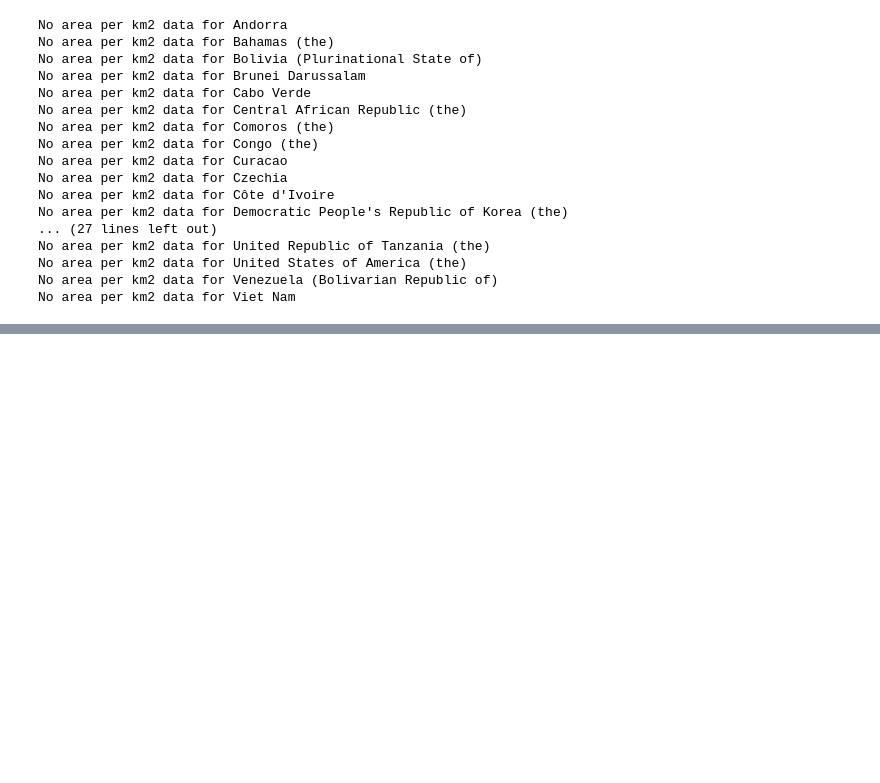
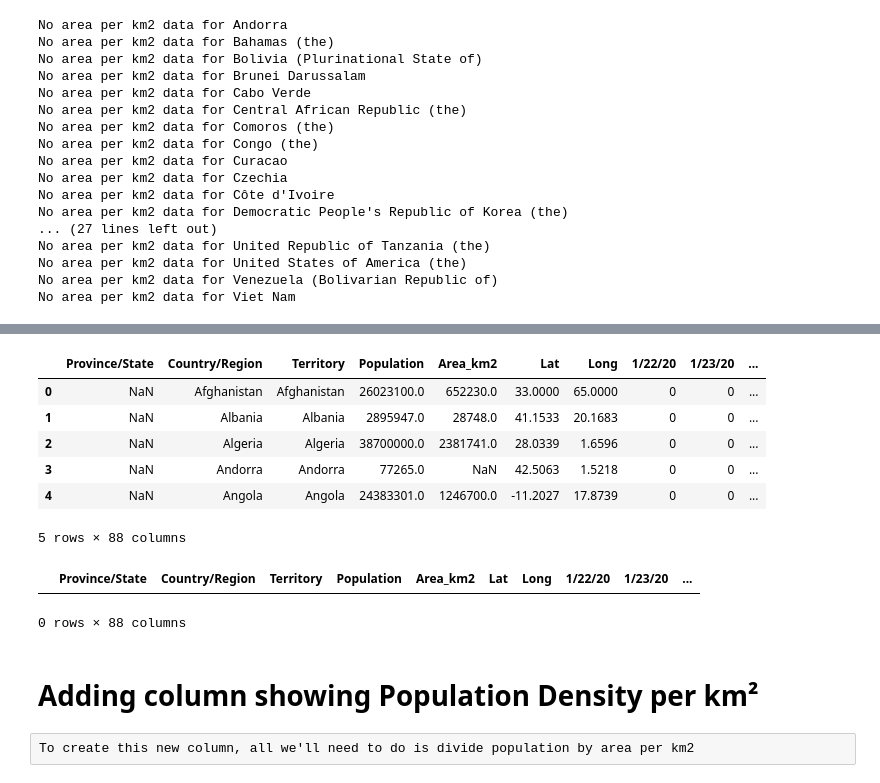
Before and after one commit to elvisomondi/predicting-the-global-spread-of-covid-19, a Jupyter notebook: Covid_19_Data_Prep_Allcountries.ipynb, the cells around one changed output, grey strips where cells are left out. Cells and saved outputs as stored; diff of their text form; code cells hidden in the pictures; blank space fills up the shorter version.

```diff
--- a/Covid_19_Data_Prep_Allcountries.ipynb
+++ b/Covid_19_Data_Prep_Allcountries.ipynb
@@ -665,0 +680,40 @@ deaths.head()
+# %%
+# Create new column using dictionary
+#manually gathered all this data! If you do come up with a scrapper for this, please notify me!
+
+missing_area = {'Andorra':468,'Bahamas (the)':13878,'Bolivia (Plurinational State of)':1098581,'Brunei Darussalam':5765,'Cabo Verde':4030,
+ 'Central African Republic (the)':622980,'Comoros (the)':1659,'Congo (the)':2345000,'Curacao':444,'Czechia':78870,
+ "Côte d'Ivoire":322460,"Democratic People's Republic of Korea (the)":120538,'Democratic Republic of the Congo (the)':2344860,'Dominican Republic (the)':48670,'Eswatini':17364,
+ 'Gambia (the)':11295,'Iran (Islamic Republic of)':1745150,"Lao People's Democratic Republic (the)":236800,'Marshall Islands (the)':181,'Micronesia (Federated States of)':700,
+ 'Montenegro':13810,'Myanmar':676590,'Netherlands (the)':41540,'Niger (the)':1267000,'North Macedonia':25710,
+ 'Philippines (the)':300000,'Republic of Korea (the)':100339,'Republic of Moldova (the)':33850,'Reunion':2512,'Russian Federation (the)':17098250,
+ 'Saint Barthelemy':25,'Sao Tome and Principe':1001,'Serbia':88360,'St Martin':87,'Sudan (the)':1879358,'Syrian Arab Republic (the)':185180,
+'Timor-Leste':14870,'United Arab Emirates (the)':83600,'United Kingdom of Great Britain and Northern Ireland (the)':242495,'United Republic of Tanzania (the)':947300,
+'United States of America (the)':9831510,'Venezuela (Bolivarian Republic of)':912050,'Viet Nam':331230,'Aruba':180,'South Sudan':619745,'Taiwan':36193,'Bermuda':4290,'Cayman Islands':259,'Montserrat':102}
+# %%
+#create new dataframe that will contain the entire area filled
+deaths_area = deaths_pop.copy()
+
+# combine this new population data with existing DataFrame
+for i, j in missing_area.items():
+    deaths_area.loc[deaths_area['Territory'] == i, ['Area_km2']] = j
+
+deaths_pop.head()
+# %% [output]
+|  | Province/State | Country/Region | Territory | Population | Area_km2 | Lat | Long | 1/22/20 | 1/23/20 | ... |
+| 0 | NaN | Afghanistan | Afghanistan | 26023100.0 | 652230.0 | 33.0000 | 65.0000 | 0 | 0 | ... |
+| 1 | NaN | Albania | Albania | 2895947.0 | 28748.0 | 41.1533 | 20.1683 | 0 | 0 | ... |
+| 2 | NaN | Algeria | Algeria | 38700000.0 | 2381741.0 | 28.0339 | 1.6596 | 0 | 0 | ... |
+| 3 | NaN | Andorra | Andorra | 77265.0 | NaN | 42.5063 | 1.5218 | 0 | 0 | ... |
+| 4 | NaN | Angola | Angola | 24383301.0 | 1246700.0 | -11.2027 | 17.8739 | 0 | 0 | ... |
+5 rows × 88 columns
+# %%
+deaths_area[deaths_area['Area_km2'].isnull()]
+#area km2 data filled!
+# %% [output]
+|  | Province/State | Country/Region | Territory | Population | Area_km2 | Lat | Long | 1/22/20 | 1/23/20 | ... |
+0 rows × 88 columns
+# %% [markdown]
+# Adding column showing Population Density per km²
+# %% [raw]
+To create this new column, all we'll need to do is divide population by area per km2
```
Also changed, not shown: parts of 7 cells of this notebook.
